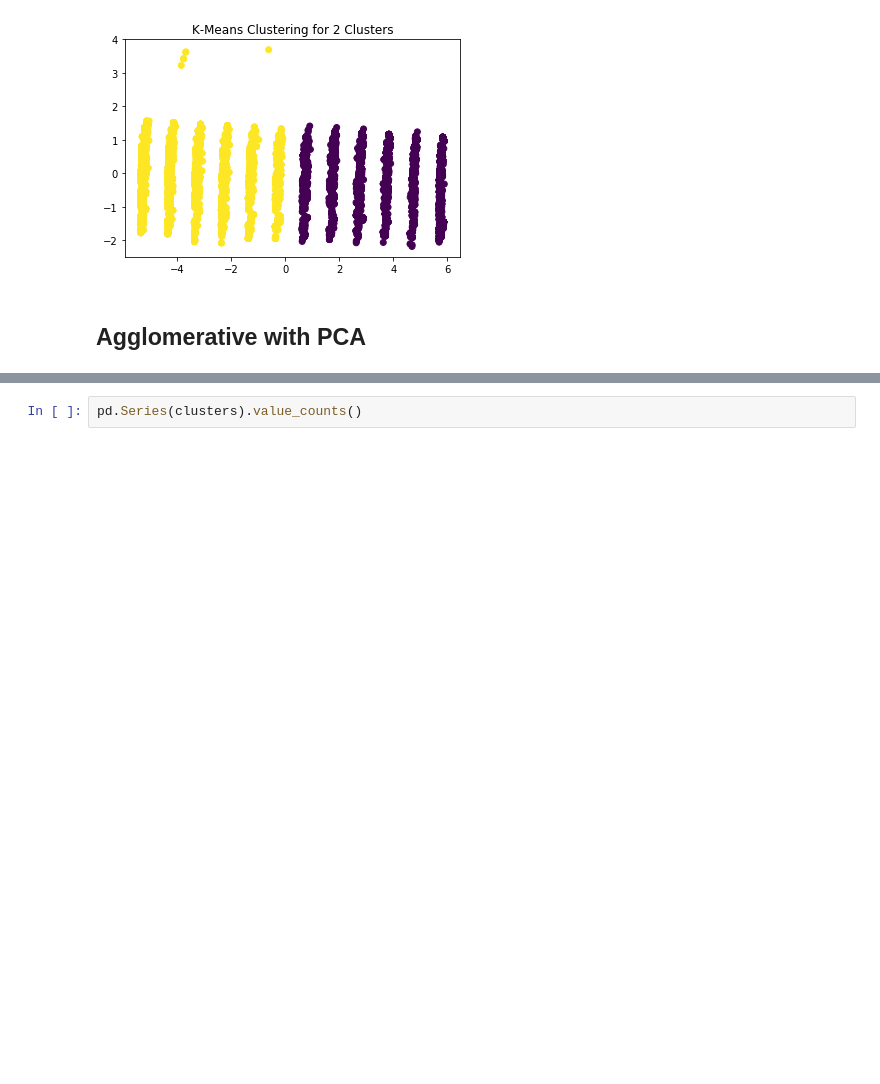
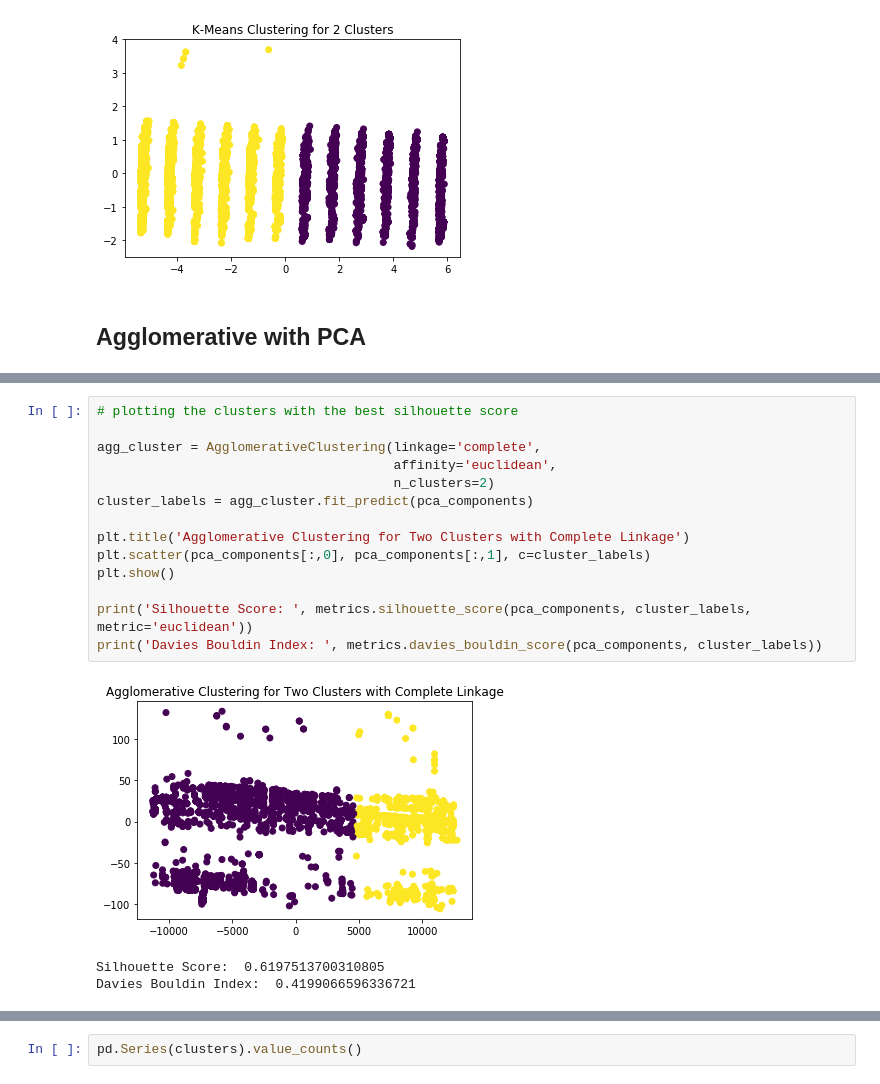
Before and after one commit to saperides/SQL-Foundations-III-Baseball-Drills, a Jupyter notebook: Capstone 3 - Unsupervised Learning with Animal Disease Outbreaks.ipynb, the cells around one changed output, grey strips where cells are left out. Saved outputs shown, nothing was run; the diff lists cells and outputs as text; blank space fills up the shorter version.

```diff
--- a/Capstone 3 - Unsupervised Learning with Animal Disease Outbreaks.ipynb
+++ b/Capstone 3 - Unsupervised Learning with Animal Disease Outbreaks.ipynb
@@ -1014,3 +1072,21 @@ print(silhouette)
+# %%
+# plotting the clusters with the best silhouette score
+
+agg_cluster = AgglomerativeClustering(linkage='complete',
+                                      affinity='euclidean',
+                                      n_clusters=2)
+cluster_labels = agg_cluster.fit_predict(pca_components)
+
+plt.title('Agglomerative Clustering for Two Clusters with Complete Linkage')
+plt.scatter(pca_components[:,0], pca_components[:,1], c=cluster_labels)
+plt.show()
+
+print('Silhouette Score: ', metrics.silhouette_score(pca_components, cluster_labels, metric='euclidean'))
+print('Davies Bouldin Index: ', metrics.davies_bouldin_score(pca_components, cluster_labels))
+# %% [output]
+[figure, added]
+Silhouette Score:  0.6197513700310805
+Davies Bouldin Index:  0.4199066596336721
 # %%
 # With PCA components from features with greater than 0.01 correlation
 pca = PCA(n_components=2)
```
Also changed, not shown: parts of 11 cells of this notebook.
